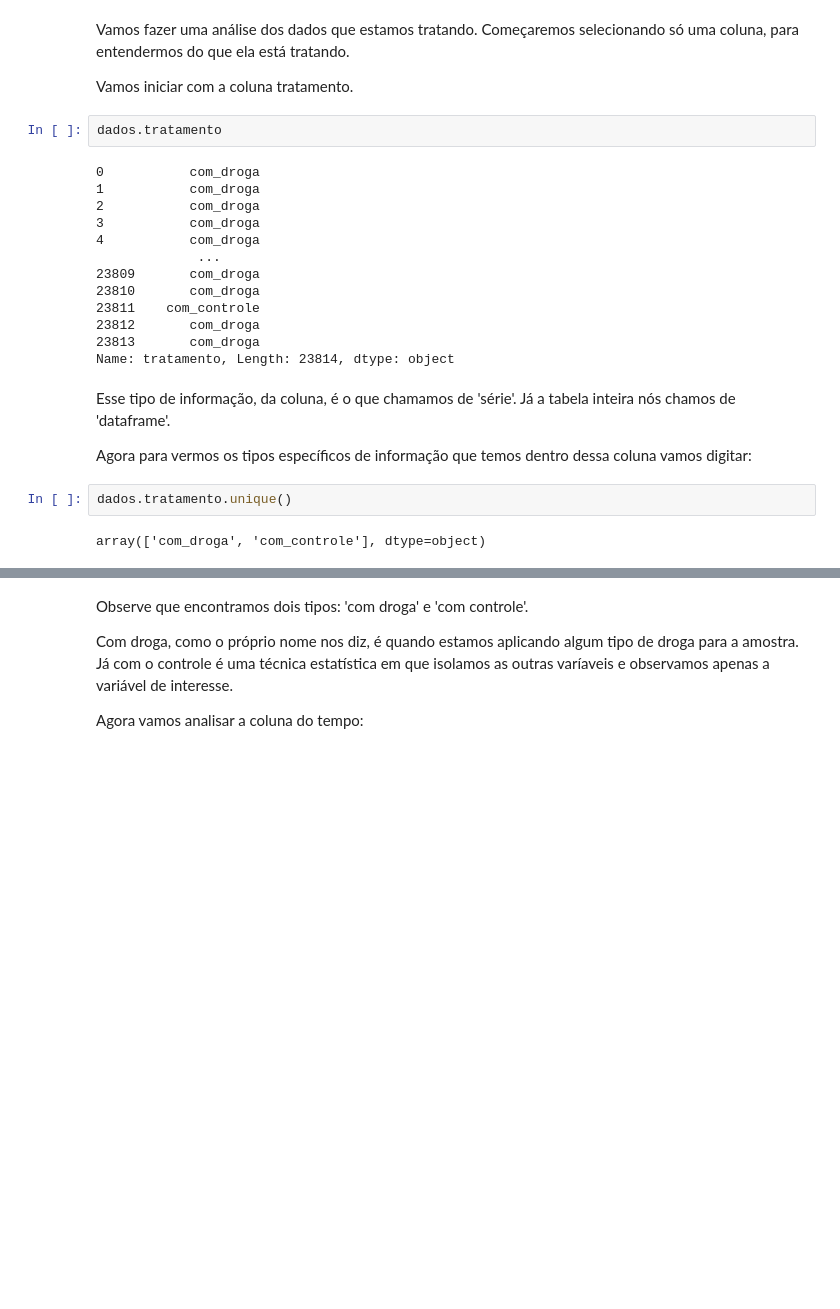
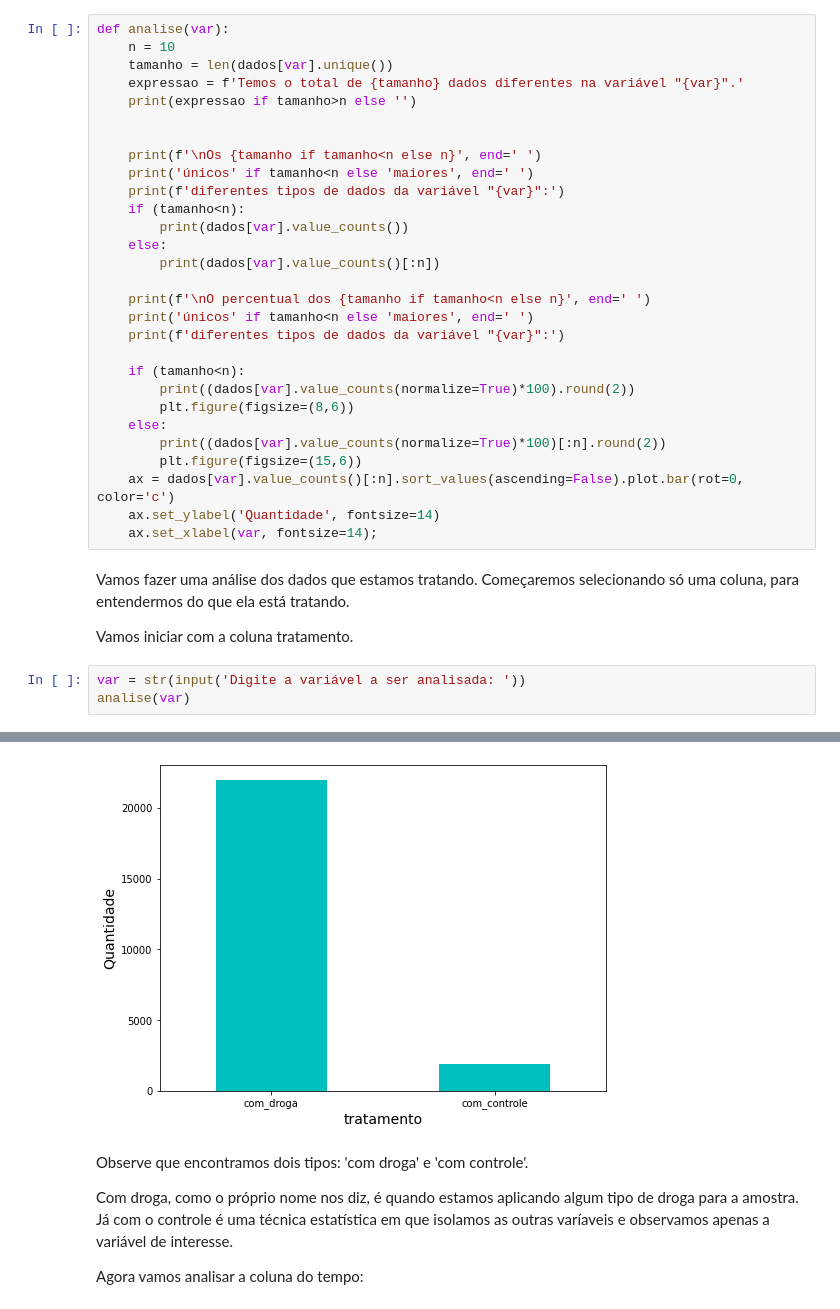
Before and after one commit to Daniel-ASG/3_IMERSAO_DE_DADOS_ALURA, a Jupyter notebook: Aula_02.ipynb, the cells around one changed output, grey strips where cells are left out. Saved outputs shown, nothing was run; the diff lists cells and outputs as text; blank space fills up the shorter version.

```diff
--- a/Aula_02.ipynb
+++ b/Aula_02.ipynb
@@ -79,27 +81,37 @@ dados.describe().T
+# %%
+def analise(var):
+    n = 10
+    tamanho = len(dados[var].unique())
+    expressao = f'Temos o total de {tamanho} dados diferentes na variável "{var}".'
+    print(expressao if tamanho>n else '')
+
+
+    print(f'\nOs {tamanho if tamanho<n else n}', end=' ')
+    print('únicos' if tamanho<n else 'maiores', end=' ')
+    print(f'diferentes tipos de dados da variável "{var}":')
+    if (tamanho<n):
+        print(dados[var].value_counts())
+    else:
+        print(dados[var].value_counts()[:n])
+
+    print(f'\nO percentual dos {tamanho if tamanho<n else n}', end=' ')
+    print('únicos' if tamanho<n else 'maiores', end=' ')
+    print(f'diferentes tipos de dados da variável "{var}":')
+
+    if (tamanho<n):
+        print((dados[var].value_counts(normalize=True)*100).round(2))
+        plt.figure(figsize=(8,6))
+    else:
+        print((dados[var].value_counts(normalize=True)*100)[:n].round(2))
+        plt.figure(figsize=(15,6))
+    ax = dados[var].value_counts()[:n].sort_values(ascending=False).plot.bar(rot=0, color='c')
+    ax.set_ylabel('Quantidade', fontsize=14)
+    ax.set_xlabel(var, fontsize=14);
 # %% [markdown]
 Vamos fazer uma análise dos dados que estamos tratando. Começaremos selecionando só uma coluna, para entendermos do que ela está tratando.
 
 Vamos iniciar com a coluna tratamento.
-# %%
-dados.tratamento
-# %% [output]
-0           com_droga
-1           com_droga
-2           com_droga
-3           com_droga
-4           com_droga
-             ...
-23809       com_droga
-23810       com_droga
-23811    com_controle
-23812       com_droga
-23813       com_droga
-Name: tratamento, Length: 23814, dtype: object
-# %% [markdown]
-Esse tipo de informação, da coluna, é o que chamamos de 'série'. Já a tabela inteira nós chamos de 'dataframe'.
-
-Agora para vermos os tipos específicos de informação que temos dentro dessa coluna vamos digitar:
-# %%
-dados.tratamento.unique()
-# %% [output]
-array(['com_droga', 'com_controle'], dtype=object)
+# %%
+var = str(input('Digite a variável a ser analisada: '))
+analise(var)
+# %% [output]
@@ -106,3 +130,4 @@ array(['com_droga', 'com_controle'], dtype=object)
+[figure, added]
 # %% [markdown]
 Observe que encontramos dois tipos: 'com droga' e 'com controle'.
 
```
Also changed, not shown: parts of 73 cells of this notebook.
